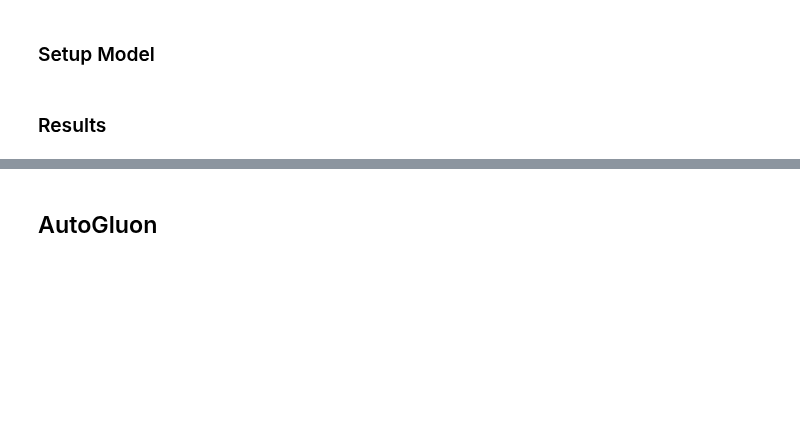
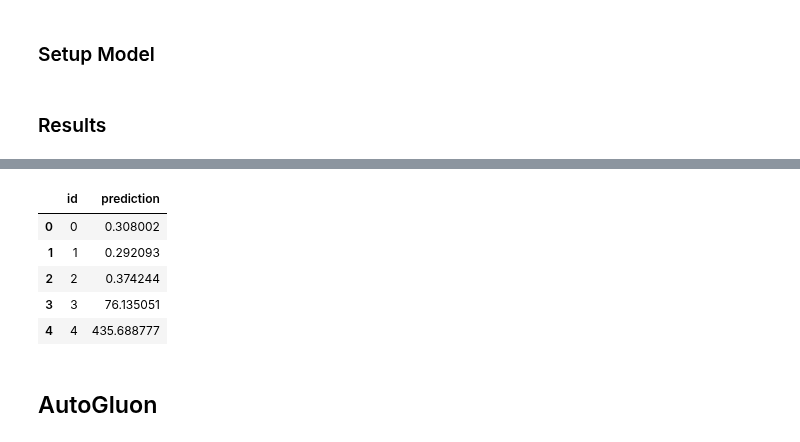
Before and after one commit to mathiasraa/tdt4173-forecasting, a Jupyter notebook: notebooks/modeling.ipynb, the cells around one changed output, grey strips where cells are left out. Drawn from its saved outputs; the diff is of its cells as text; code cells hidden in the pictures; blank space fills up the shorter version.

```diff
--- a/notebooks/modeling.ipynb
+++ b/notebooks/modeling.ipynb
@@ -834,0 +1237,15 @@ new.sort_values(by=["location", "id"]).head(50)
+# %%
+X_train = X_train.reset_index().drop(columns="index")
+one_hot = pd.get_dummies(X_train["location"]).astype(int)
+X_train = X_train.drop("location", axis=1)
+X_train = pd.merge(X_train, one_hot, left_index=True, right_index=True)
+
+X_validate = X_validate.reset_index().drop(columns="index")
+one_hot = pd.get_dummies(X_validate["location"]).astype(int)
+X_validate = X_validate.drop("location", axis=1)
+X_validate = pd.merge(X_validate, one_hot, left_index=True, right_index=True)
+
+X_test = X_test.reset_index().drop(columns="index")
+one_hot = pd.get_dummies(X_test["location"]).astype(int)
+X_test = X_test.drop("location", axis=1)
+X_test = pd.merge(X_test, one_hot, left_index=True, right_index=True)
@@ -834,0 +1335,2 @@ new.sort_values(by=["location", "id"]).head(50)
+# %%
+prediction_df = preds.as_data_frame()
@@ -835,3 +1341,20 @@ new.sort_values(by=["location", "id"]).head(50)
+# %%
+prediction_df_scaled = y_scaler.inverse_transform(prediction_df)
+prediction_df_scaled_df = pd.DataFrame(prediction_df_scaled)
+resultframe = pd.DataFrame(columns = ["id", "prediction"])
+resultframe["prediction"] = prediction_df_scaled_df
+resultframe['prediction'] = np.where(resultframe['prediction'] < 0, 0, resultframe['prediction'])
+resultframe["id"] = range(len(resultframe))
+
+predictions = resultframe
+predictions.head()
+# %% [output]
+|  | id | prediction |
+| 0 | 0 | 0.308002 |
+| 1 | 1 | 0.292093 |
+| 2 | 2 | 0.374244 |
+| 3 | 3 | 76.135051 |
+| 4 | 4 | 435.688777 |
 # %% [markdown]
 ## AutoGluon
 # %% [markdown]
```
Also changed, not shown: parts of 32 cells of this notebook, 1 other file.
